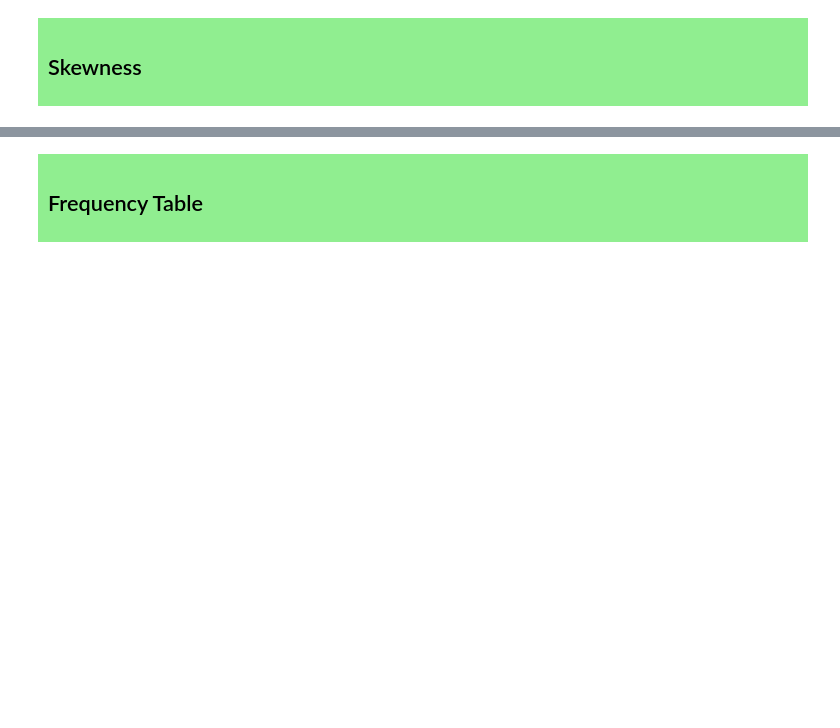
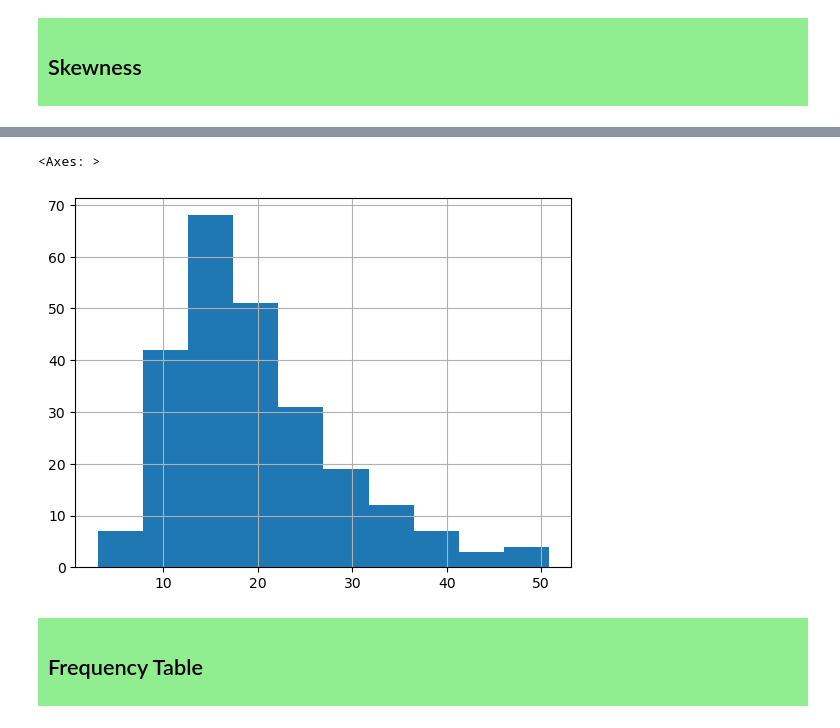
Before and after one commit to andkuster/learning-python, a Jupyter notebook: day_20.ipynb, the cells around one changed output, grey strips where cells are left out. Drawn from its saved outputs; the diff is of its cells as text; code cells hidden in the pictures; blank space fills up the shorter version.

```diff
--- a/day_20.ipynb
+++ b/day_20.ipynb
@@ -569,3 +624,8 @@ The coefficient varies between -1 and 1:
+# %%
+df_tips['total_bill'].hist()
+# %% [output]
+<Axes: >
+[figure, added]
 # %% [markdown]
 <div style="background-color: lightgreen; padding: 10px;">
     <h2> Frequency Table
```
Also changed, not shown: parts of 16 cells of this notebook.
